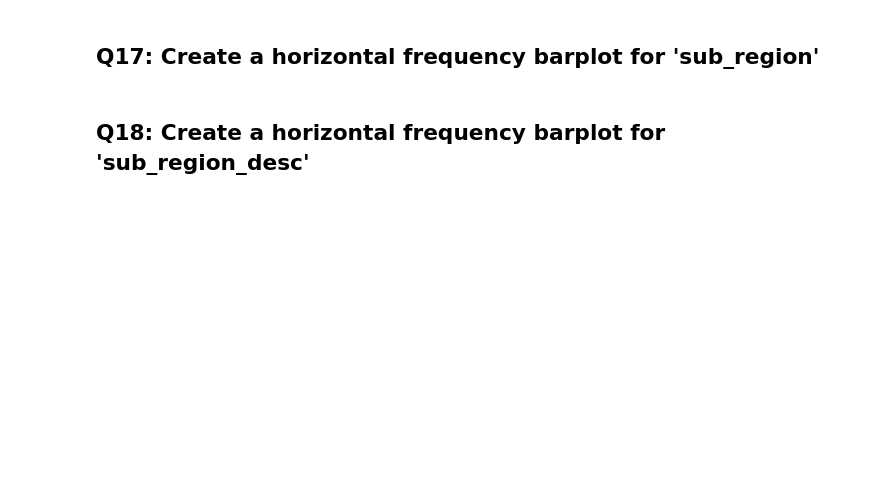
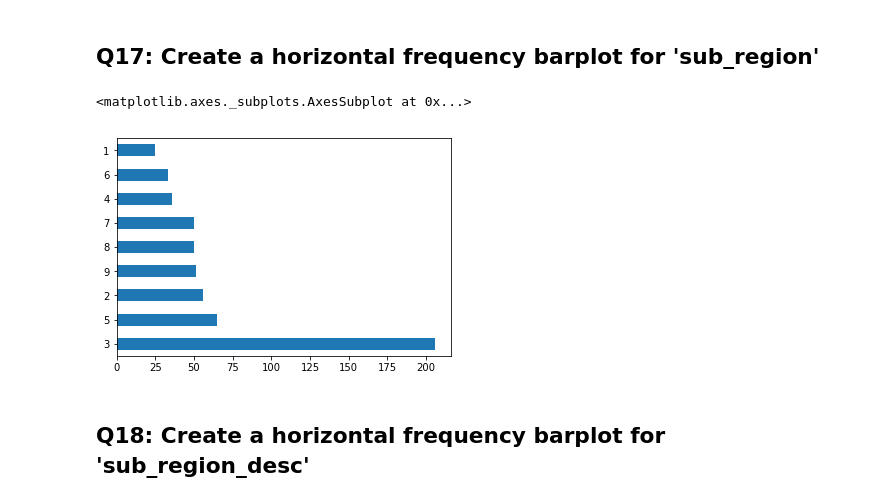
Before and after one commit to willtseng12/dsp, a Jupyter notebook: python/pandas/3_pandas_olive_answers_will.ipynb, the cells around one changed output. Drawn from its saved outputs; the diff is of its cells as text; code cells hidden in the pictures; blank space fills up the shorter version.

```diff
--- a/python/pandas/3_pandas_olive_answers_will.ipynb
+++ b/python/pandas/3_pandas_olive_answers_will.ipynb
@@ -120,4 +211,10 @@ Hint:  you should see 9 of them!
 # %% [markdown]
 ## Q17:   Create a horizontal frequency barplot for 'sub_region'
+# %%
+
+ df['sub_region'].value_counts().plot('barh')
+# %% [output]
+<matplotlib.axes._subplots.AxesSubplot at 0x...>
+[figure, added]
 # %% [markdown]
 ## Q18:   Create a horizontal frequency barplot for 'sub_region_desc'
```
Also changed, not shown: parts of 15 cells of this notebook.
